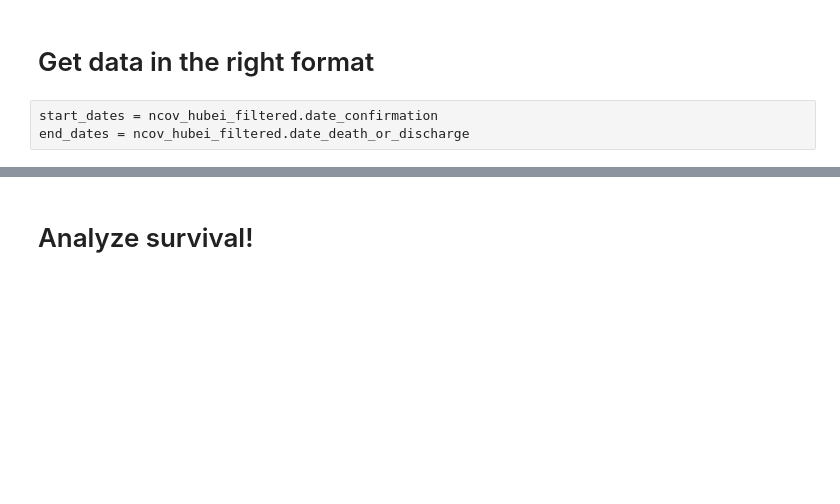
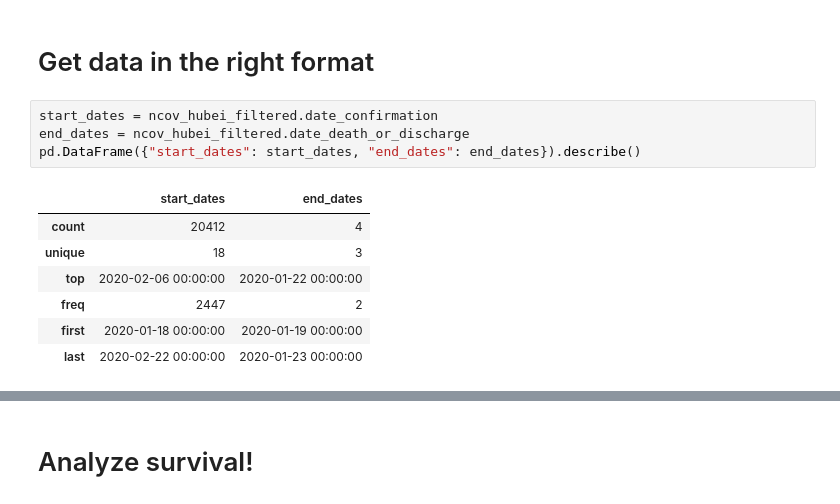
Before and after one commit to deepyaman/inauditus, a Jupyter notebook: notebooks/Hubei.ipynb, the cells around one changed output, grey strips where cells are left out. Drawn from its saved outputs; the diff is of its cells as text; blank space fills up the shorter version.

```diff
--- a/notebooks/Hubei.ipynb
+++ b/notebooks/Hubei.ipynb
@@ -127,3 +127,12 @@ ncov_hubei_filtered = ncov_hubei[
 # %%
 start_dates = ncov_hubei_filtered.date_confirmation
 end_dates = ncov_hubei_filtered.date_death_or_discharge
+pd.DataFrame({"start_dates": start_dates, "end_dates": end_dates}).describe()
+# %% [output]
+|  | start_dates | end_dates |
+| count | 20412 | 4 |
+| unique | 18 | 3 |
+| top | 2020-02-06 00:00:00 | 2020-01-22 00:00:00 |
+| freq | 2447 | 2 |
+| first | 2020-01-18 00:00:00 | 2020-01-19 00:00:00 |
+| last | 2020-02-22 00:00:00 | 2020-01-23 00:00:00 |
```
Also changed, not shown: parts of 11 cells of this notebook, 4 other files.
